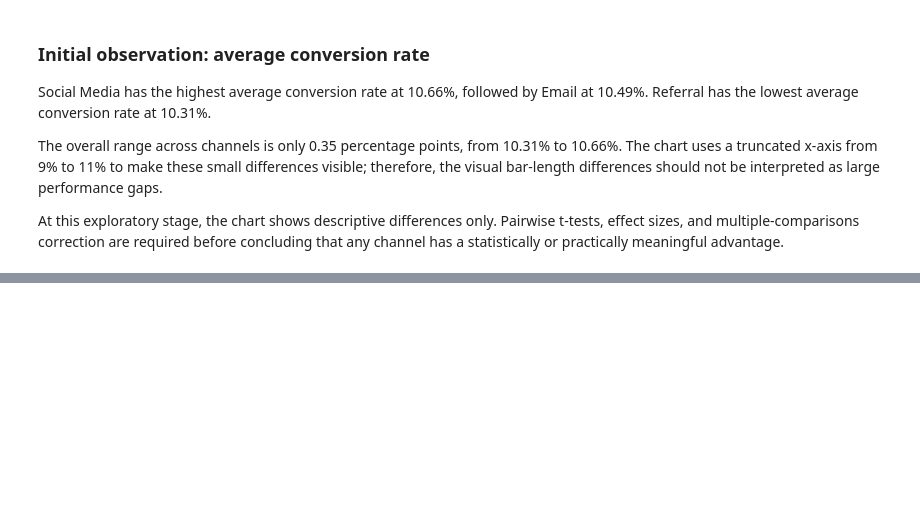
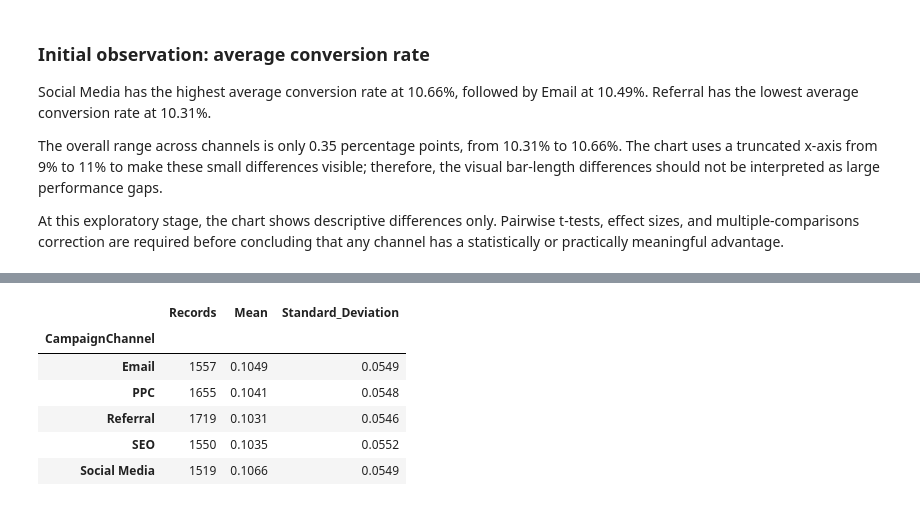
Before and after one commit to ai-consulting-bootcamp/lab-statistical-analysis, a Jupyter notebook: lab_statistical_analysis_Andreas_Papachristophorou/data_exploration.ipynb, the cells around one changed output, grey strips where cells are left out. Cells and saved outputs as stored; diff of their text form; code cells hidden in the pictures; blank space fills up the shorter version.

```diff
--- a/lab_statistical_analysis_Andreas_Papachristophorou/data_exploration.ipynb
+++ b/lab_statistical_analysis_Andreas_Papachristophorou/data_exploration.ipynb
@@ -276,0 +384,25 @@ plt.show()
+# %%
+# Import the tools needed for continuous-metric comparisons
+import numpy as np
+from itertools import combinations
+from scipy.stats import ttest_ind
+
+# Keep only valid conversion-rate values
+conversion_data = df[
+    ["CampaignChannel", "ConversionRate"]
+].dropna()
+
+# Confirm that each channel has usable observations
+conversion_data.groupby("CampaignChannel")["ConversionRate"].agg(
+    Records="count",
+    Mean="mean",
+    Standard_Deviation="std"
+).round(4)
+# %% [output]
+|  | Records | Mean | Standard_Deviation |
+| CampaignChannel |  |  |  |
+| Email | 1557 | 0.1049 | 0.0549 |
+| PPC | 1655 | 0.1041 | 0.0548 |
+| Referral | 1719 | 0.1031 | 0.0546 |
+| SEO | 1550 | 0.1035 | 0.0552 |
+| Social Media | 1519 | 0.1066 | 0.0549 |
```
Also changed, not shown: parts of 11 cells of this notebook, 4 other files.
